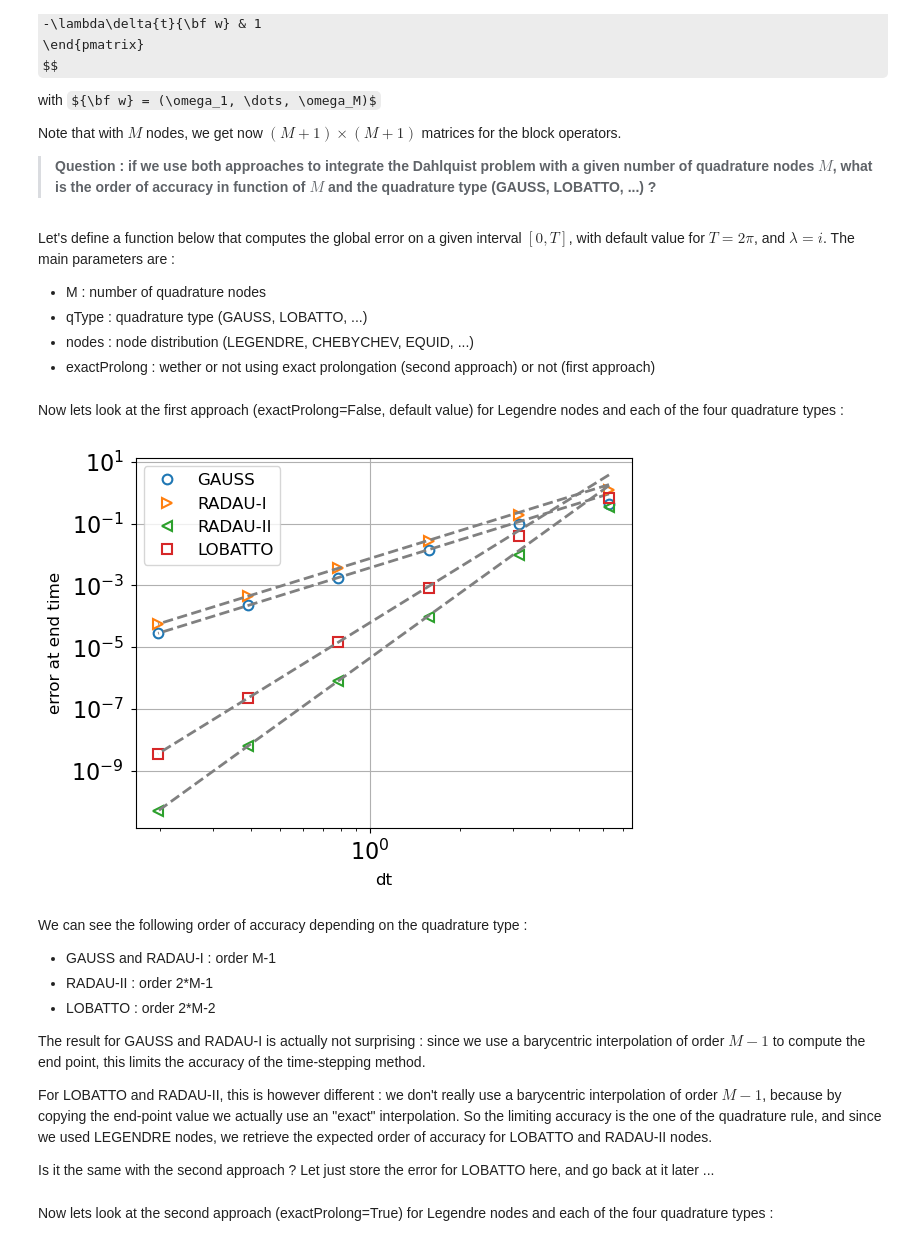
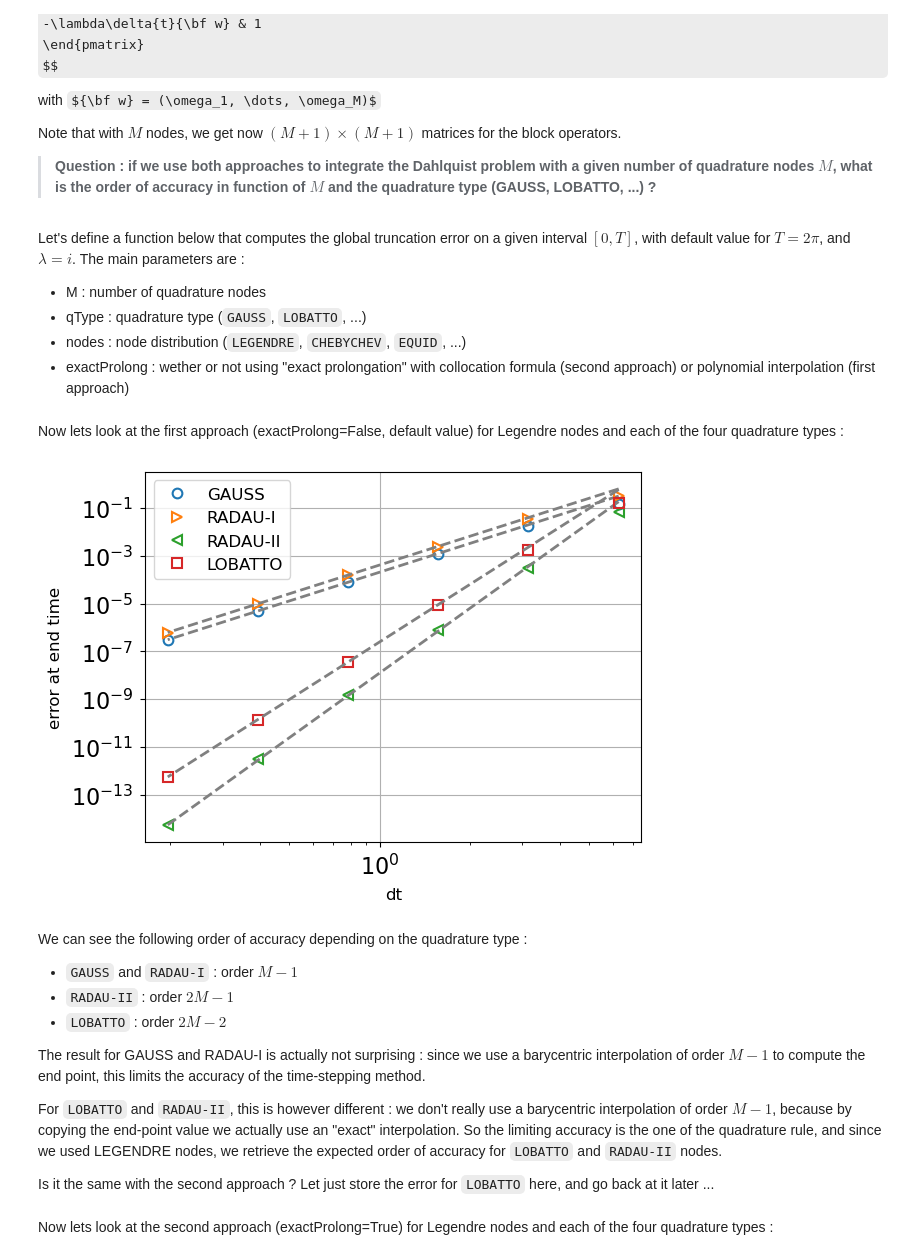
Before and after one commit to Parallel-in-Time/gfm, a Jupyter notebook: notes/GFM_Note-4.ipynb, the cells around one changed output. Saved outputs shown, nothing was run; the diff lists cells and outputs as text; code cells hidden in the pictures; some formulas as TeX source.

```diff
--- a/notes/GFM_Note-4.ipynb
+++ b/notes/GFM_Note-4.ipynb
@@ -117,13 +117,13 @@ import matplotlib.pyplot as plt
 from gfm.base import GFMSolver
 plt.rcParams['figure.dpi'] = 100
 # %% [markdown]
-Let's define a function below that computes the global error on a given interval $[0,T]$, with default value for $T=2\pi$, and $\lambda=i$.
+Let's define a function below that computes the global truncation error on a given interval $[0,T]$, with default value for $T=2\pi$, and $\lambda=i$.
 The main parameters are :
 
 - M : number of quadrature nodes
-- qType : quadrature type (GAUSS, LOBATTO, ...)
-- nodes : node distribution (LEGENDRE, CHEBYCHEV, EQUID, ...)
-- exactProlong : wether or not using exact prolongation (second approach) or not (first approach)
+- qType : quadrature type (`GAUSS`, `LOBATTO`, ...)
+- nodes : node distribution (`LEGENDRE`, `CHEBYCHEV`, `EQUID`, ...)
+- exactProlong : wether or not using "exact prolongation" with collocation formula (second approach) or polynomial interpolation (first approach)
 # %%
 def getCollocationError(M, qType, nodes, T=2*np.pi, lam=1j, exactProlong=False):
     err = []
@@ -154,34 +154,34 @@ def getCollocationError(M, qType, nodes, T=2*np.pi, lam=1j, exactProlong=False):
 Now lets look at the first approach (exactProlong=False, default value) for Legendre nodes and each of the four quadrature types :
 # %%
 nodes = 'LEGENDRE'
-M = 4
+M = 5
 for qType, order, sym in zip(['GAUSS', 'RADAU-I', 'RADAU-II', 'LOBATTO'],
-                             [M-1, M-1, 2*M-1, 2*M-2],
+                             [M-1, M-1, 2*M-1, 2*M-2],  # Respective orders of accuracy
                              ['o', '>', '<', 's']):
     err, lDt, solver = getCollocationError(M=M, qType=qType, nodes=nodes)
     plt.loglog(lDt, err, sym, label=qType)
     lDt = np.array(lDt)
     c = err[-1]/lDt[-1]**order
     plt.plot(lDt, c*lDt**order, '--', color='gray')
 
 plt.legend()
 plt.xlabel('dt')
 plt.ylabel('error at end time')
 plt.grid()
 # %% [output]
-[figure, old version]
+[figure, new version]
 # %% [markdown]
 We can see the following order of accuracy depending on the quadrature type :
 
-- GAUSS and RADAU-I : order M-1
-- RADAU-II : order 2*M-1
-- LOBATTO : order 2*M-2
+- `GAUSS` and `RADAU-I` : order $M-1$
+- `RADAU-II` : order $2M-1$
+- `LOBATTO` : order $2M-2$
 
 The result for GAUSS and RADAU-I is actually not surprising : since we use a barycentric interpolation of order $M-1$ to compute the end point, this limits the accuracy of the time-stepping method.
 
-For LOBATTO and RADAU-II, this is however different : we don't really use a barycentric interpolation of order $M-1$, because by copying the end-point value we actually use an "exact" interpolation. So the limiting accuracy is the one of the quadrature rule, and since we used LEGENDRE nodes, we retrieve the expected order of accuracy for LOBATTO and RADAU-II nodes.
+For `LOBATTO` and `RADAU-II`, this is however different : we don't really use a barycentric interpolation of order $M-1$, because by copying the end-point value we actually use an "exact" interpolation. So the limiting accuracy is the one of the quadrature rule, and since we used LEGENDRE nodes, we retrieve the expected order of accuracy for `LOBATTO` and `RADAU-II` nodes.
 
-Is it the same with the second approach ? Let just store the error for LOBATTO here, and go back at it later ...
+Is it the same with the second approach ? Let just store the error for `LOBATTO` here, and go back at it later ...
 # %%
 err1 = err
 # %% [markdown]
```
Also changed, not shown: parts of 18 cells of this notebook.
